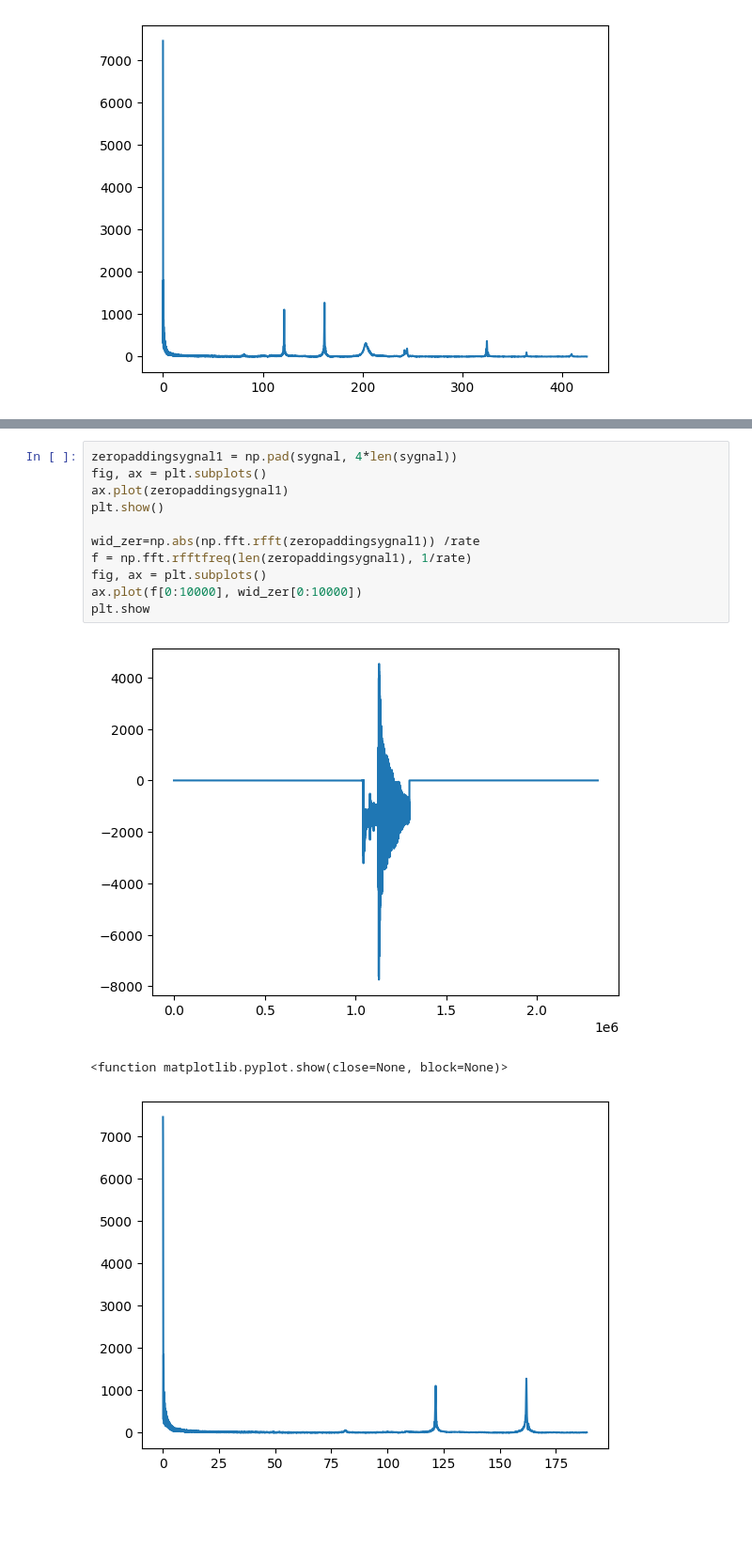
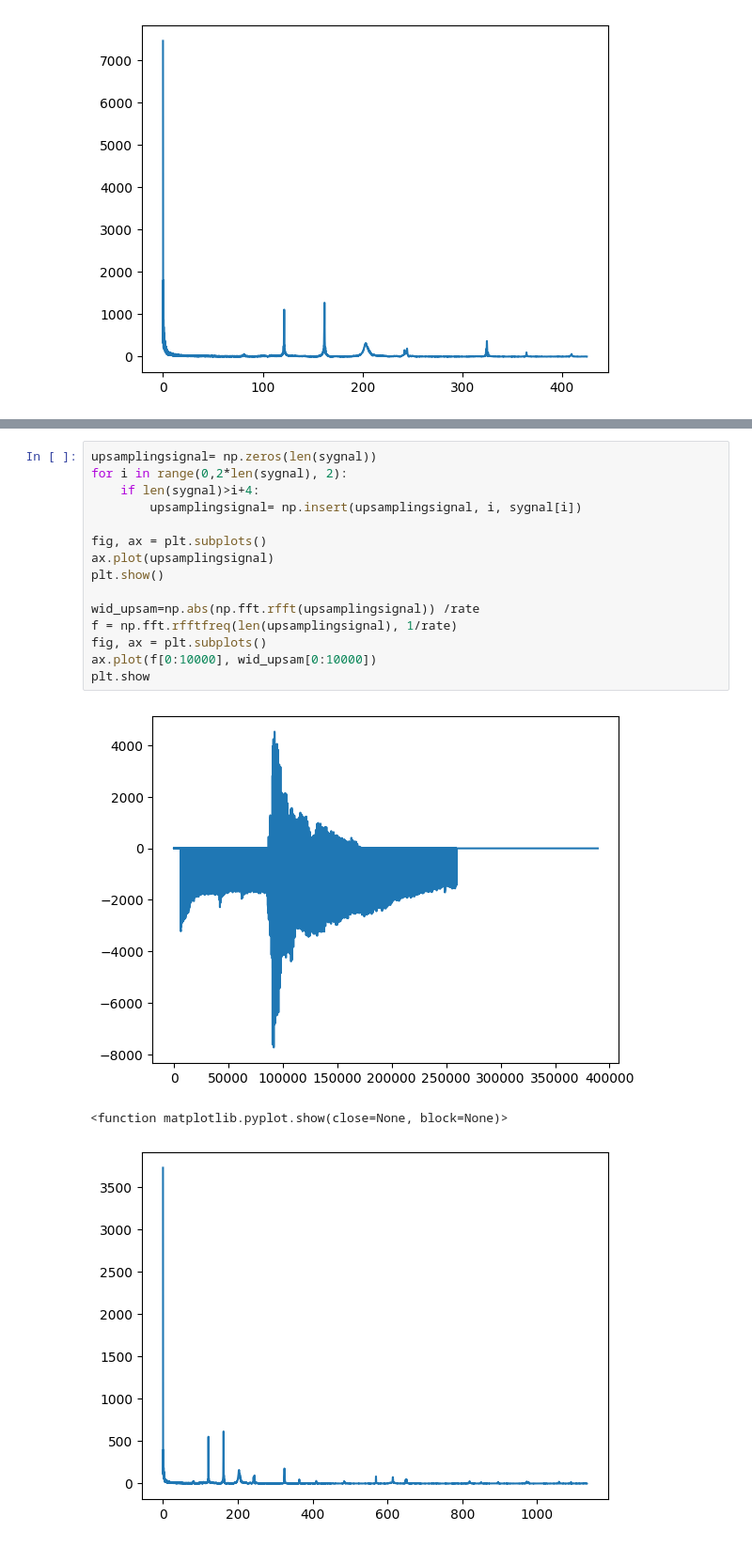
Before and after one commit to tynka022/SignalAnalisis, a Jupyter notebook: lab2/sprawozdanie2MToborek.ipynb, the cells around one changed output, grey strips where cells are left out. Shown at 94% size. Cells and saved outputs as stored; diff of their text form; blank space fills up the shorter version.

```diff
--- a/lab2/sprawozdanie2MToborek.ipynb
+++ b/lab2/sprawozdanie2MToborek.ipynb
@@ -311,15 +330,19 @@ plt.show
 # %%
-zeropaddingsygnal1 = np.pad(sygnal, 4*len(sygnal))
+upsamplingsignal= np.zeros(len(sygnal))
+for i in range(0,2*len(sygnal), 2):
+    if len(sygnal)>i+4:
+        upsamplingsignal= np.insert(upsamplingsignal, i, sygnal[i])
+
 fig, ax = plt.subplots()
-ax.plot(zeropaddingsygnal1)
+ax.plot(upsamplingsignal)
 plt.show()
 
-wid_zer=np.abs(np.fft.rfft(zeropaddingsygnal1)) /rate
-f = np.fft.rfftfreq(len(zeropaddingsygnal1), 1/rate)
+wid_upsam=np.abs(np.fft.rfft(upsamplingsignal)) /rate
+f = np.fft.rfftfreq(len(upsamplingsignal), 1/rate)
 fig, ax = plt.subplots()
-ax.plot(f[0:10000], wid_zer[0:10000])
+ax.plot(f[0:10000], wid_upsam[0:10000])
 plt.show
 # %% [output]
-[figure, old version]
+[figure, new version]
 <function matplotlib.pyplot.show(close=None, block=None)>
-[figure, old version]
+[figure, new version]
```
Also changed, not shown: parts of 27 cells of this notebook.
